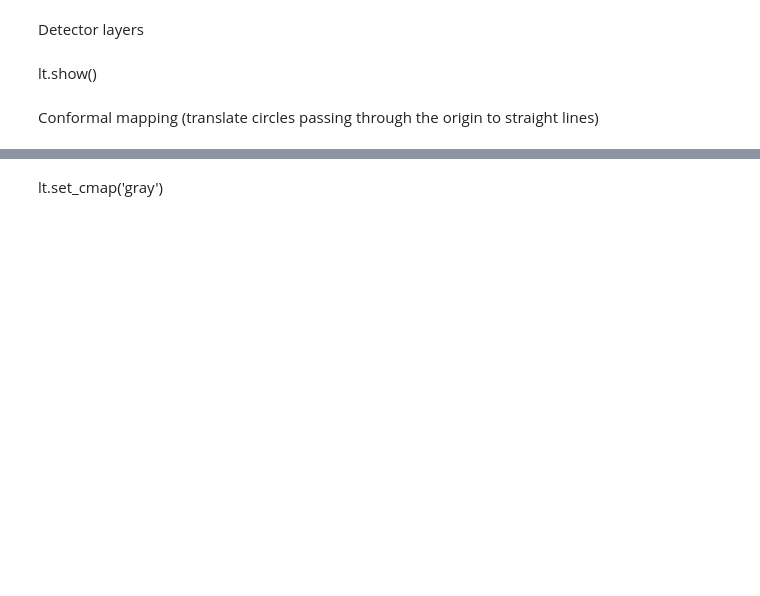
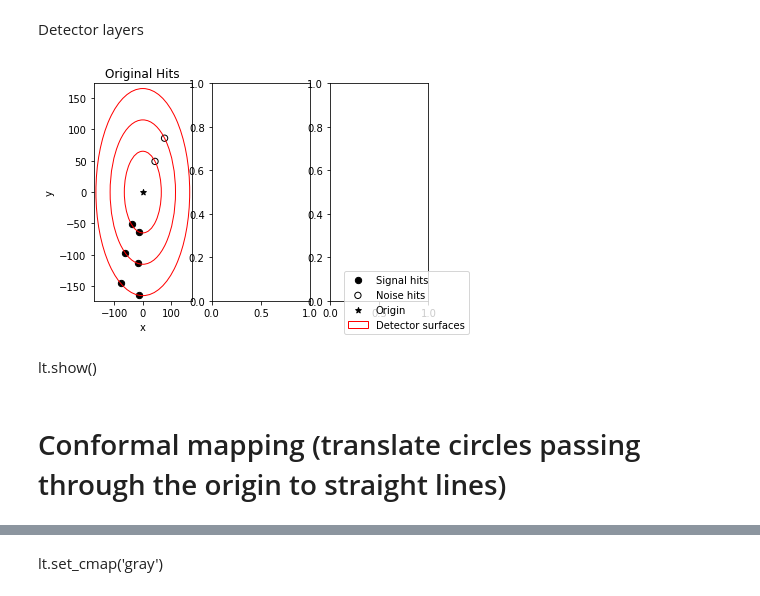
Before and after one commit to LailinXu/hepstat-tutorial, a Jupyter notebook: PatternRecognition/HoughTransform/demo_hough_circles.py.ipynb, the cells around one changed output, grey strips where cells are left out. Saved outputs shown, nothing was run; the diff lists cells and outputs as text; code cells hidden in the pictures; blank space fills up the shorter version.

```diff
--- a/PatternRecognition/HoughTransform/demo_hough_circles.py.ipynb
+++ b/PatternRecognition/HoughTransform/demo_hough_circles.py.ipynb
@@ -159,15 +200,22 @@ Detector layers
 # %%
 ly1 = plt.Circle((0, 0), detR[0], color='r', fill=False)
 ly2 = plt.Circle((0, 0), detR[1], color='r', fill=False)
 ly3 = plt.Circle((0, 0), detR[2], color='r', fill=False)
 
-plt.gca().add_patch(ly1)
-plt.gca().add_patch(ly2)
-plt.gca().add_patch(ly3)
+fig.gca().add_patch(ly1)
+fig.gca().add_patch(ly2)
+fig.gca().add_patch(ly3)
+
+fig.legend(['Signal hits','Noise hits','Origin','Detector surfaces'], loc='lower right')
+
+fig
+# %% [output]
+[figure, added]
 # %% [markdown]
 lt.show()
 # %% [markdown]
 Conformal mapping (translate circles passing through the origin to straight lines)
+==========
 # %%
 [cxHits, cyHits] = conformal(xHits, yHits)
 
```
Also changed, not shown: parts of 28 cells of this notebook, 1 other file.
